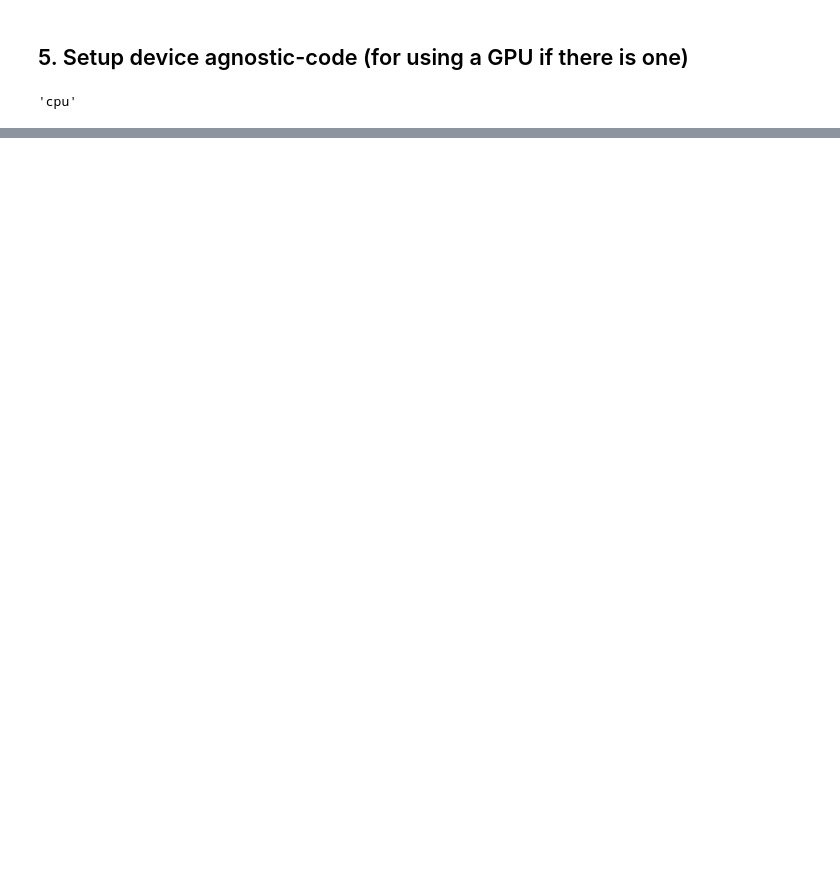
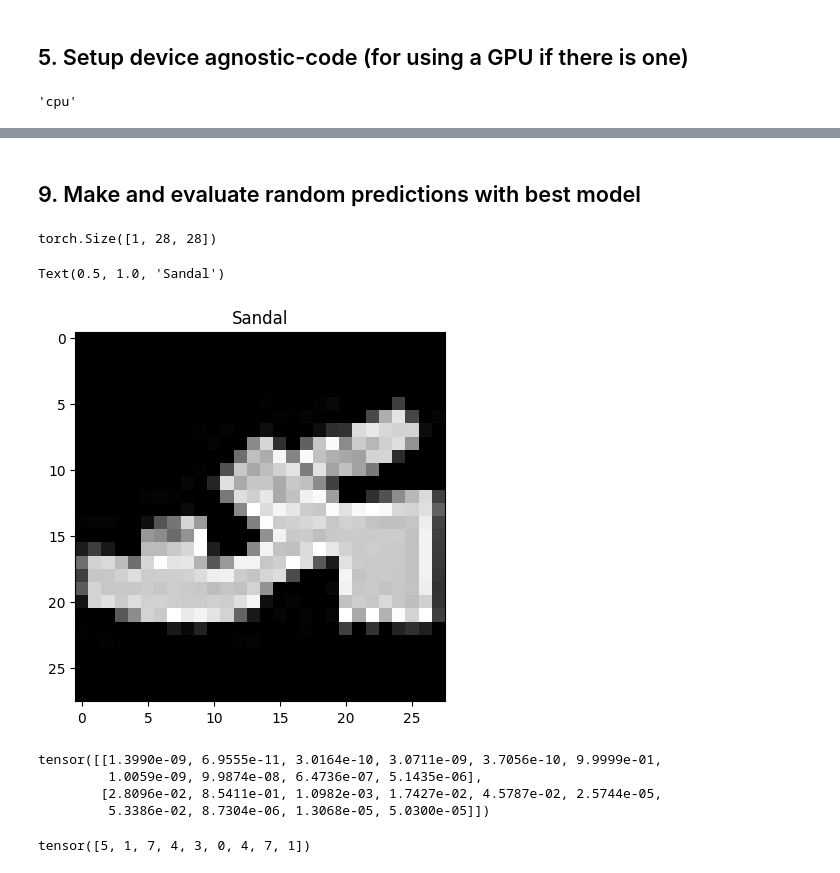
Before and after one commit to BigBarfEaterBBE/pytorch-learning, a Jupyter notebook: 03_pytorch_computer_vision.ipynb, the cells around one changed output, grey strips where cells are left out. Saved outputs shown, nothing was run; the diff lists cells and outputs as text; code cells hidden in the pictures; blank space fills up the shorter version.

```diff
--- a/03_pytorch_computer_vision.ipynb
+++ b/03_pytorch_computer_vision.ipynb
@@ -461,0 +904,2 @@ device
+# %% [markdown]
+## 9. Make and evaluate random predictions with best model
@@ -461,0 +928,35 @@ device
+# %%
+import random
+random.seed(42)
+test_samples = []
+test_labels = []
+for sample, label in random.sample(list(test_data), k=9):
+    test_samples.append(sample)
+    test_labels.append(label)
+# View the first sample shape
+test_samples[0].shape
+# %% [output]
+torch.Size([1, 28, 28])
+# %%
+plt.imshow(test_samples[0].squeeze(), cmap="gray")
+plt.title(class_names[test_labels[0]])
+# %% [output]
+Text(0.5, 1.0, 'Sandal')
+[figure, added]
+# %%
+# Make predictions
+pred_probs = make_predictions(model=model_2,
+                              data=test_samples)
+# View first two prediction probabilities
+pred_probs[:2]
+# %% [output]
+tensor([[1.3990e-09, 6.9555e-11, 3.0164e-10, 3.0711e-09, 3.7056e-10, 9.9999e-01,
+         1.0059e-09, 9.9874e-08, 6.4736e-07, 5.1435e-06],
+        [2.8096e-02, 8.5411e-01, 1.0982e-03, 1.7427e-02, 4.5787e-02, 2.5744e-05,
+         5.3386e-02, 8.7304e-06, 1.3068e-05, 5.0300e-05]])
+# %%
+# Convert prediction probabilities to labels
+pred_classes = pred_probs.argmax(dim=1)
+pred_classes
+# %% [output]
+tensor([5, 1, 7, 4, 3, 0, 4, 7, 1])
```
Also changed, not shown: parts of 39 cells of this notebook.
